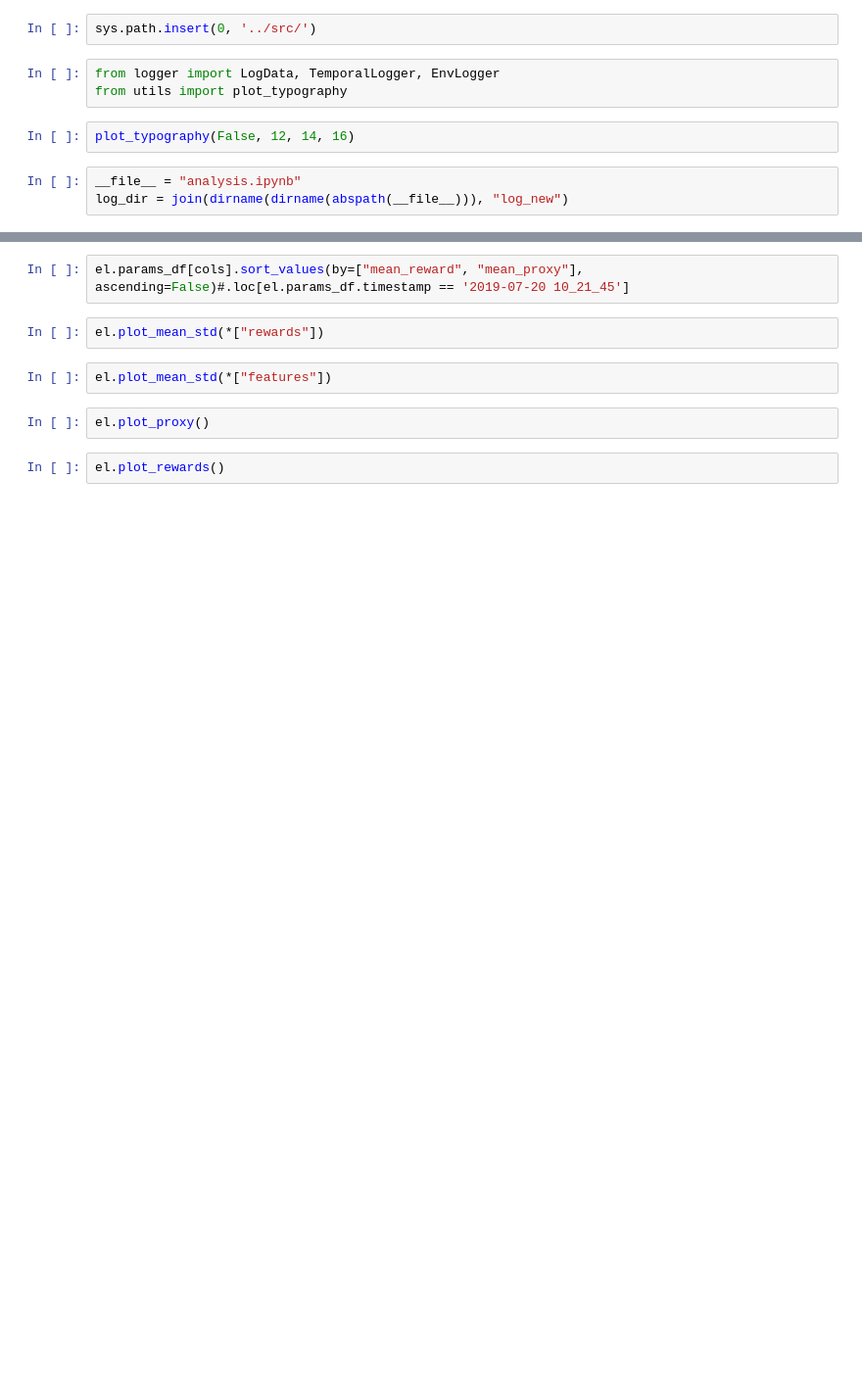
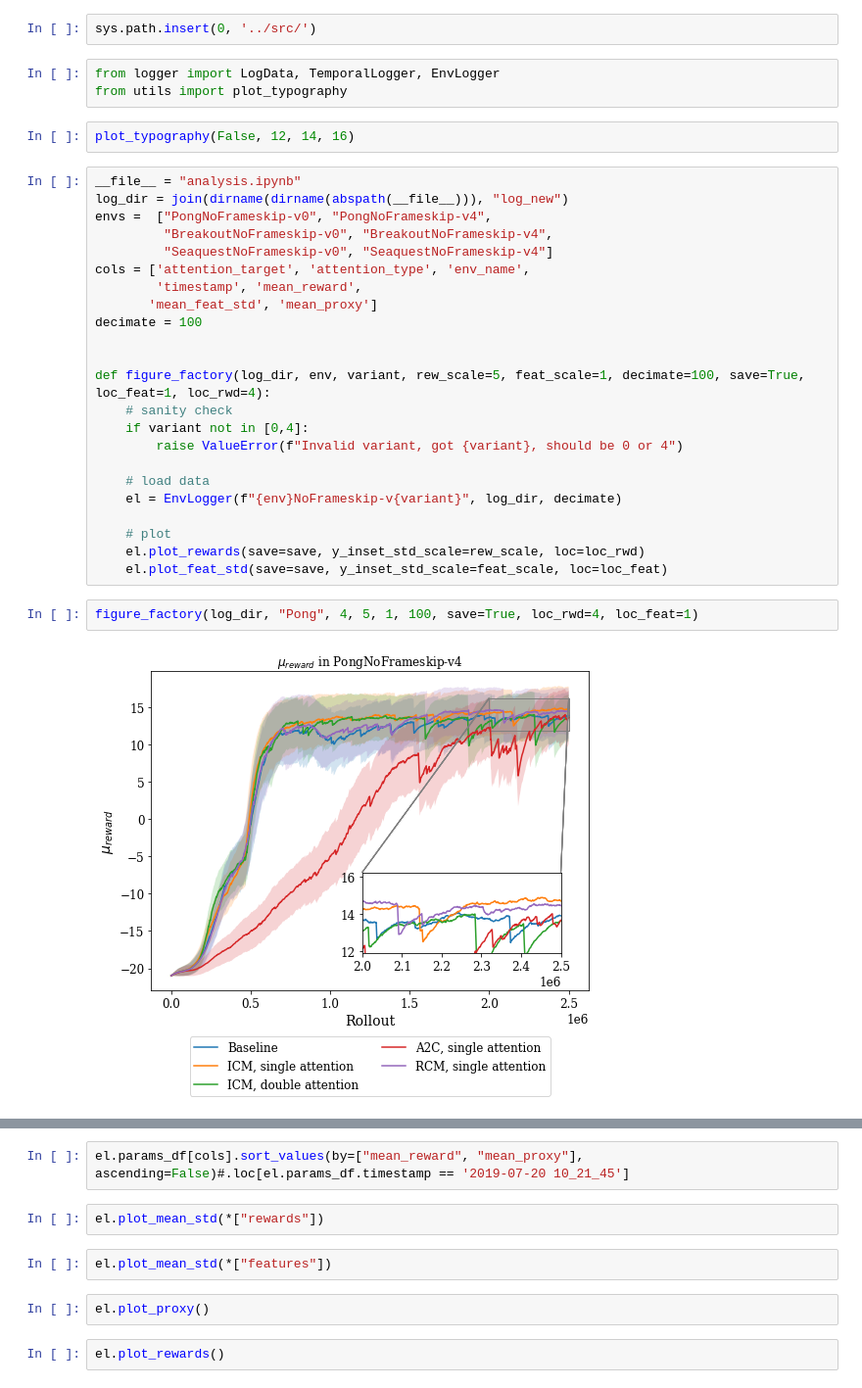
Before and after one commit to rpatrik96/AttA2C, a Jupyter notebook: jupyter/analysis.ipynb, the cells around one changed output, grey strips where cells are left out. Shown: that part at 98% size. Saved outputs shown, nothing was run; the diff lists cells and outputs as text; blank space fills up the shorter version.

Commit message:
figure factory + save

```diff
--- a/jupyter/analysis.ipynb
+++ b/jupyter/analysis.ipynb
@@ -14,6 +17,30 @@ from logger import LogData, TemporalLogger, EnvLogger
 from utils import plot_typography
 # %%
 plot_typography(False, 12, 14, 16)
-# %%
-__file__ = "analysis.ipynb"
-log_dir = join(dirname(dirname(abspath(__file__))), "log_new")
+# %%
+__file__ = "analysis.ipynb"
+log_dir = join(dirname(dirname(abspath(__file__))), "log_new")
+envs =  ["PongNoFrameskip-v0", "PongNoFrameskip-v4",
+         "BreakoutNoFrameskip-v0", "BreakoutNoFrameskip-v4",
+         "SeaquestNoFrameskip-v0", "SeaquestNoFrameskip-v4"]
+cols = ['attention_target', 'attention_type', 'env_name',
+        'timestamp', 'mean_reward',
+       'mean_feat_std', 'mean_proxy']
+decimate = 100
+
+
+def figure_factory(log_dir, env, variant, rew_scale=5, feat_scale=1, decimate=100, save=True, loc_feat=1, loc_rwd=4):
+    # sanity check
+    if variant not in [0,4]:
+        raise ValueError(f"Invalid variant, got {variant}, should be 0 or 4")
+
+    # load data
+    el = EnvLogger(f"{env}NoFrameskip-v{variant}", log_dir, decimate)
+
+    # plot
+    el.plot_rewards(save=save, y_inset_std_scale=rew_scale, loc=loc_rwd)
+    el.plot_feat_std(save=save, y_inset_std_scale=feat_scale, loc=loc_feat)
+# %%
+figure_factory(log_dir, "Pong", 4, 5, 1, 100, save=True, loc_rwd=4, loc_feat=1)
+# %% [output]
+[figure, added]
```
Also changed, not shown: parts of 8 cells of this notebook, 3 other files.
